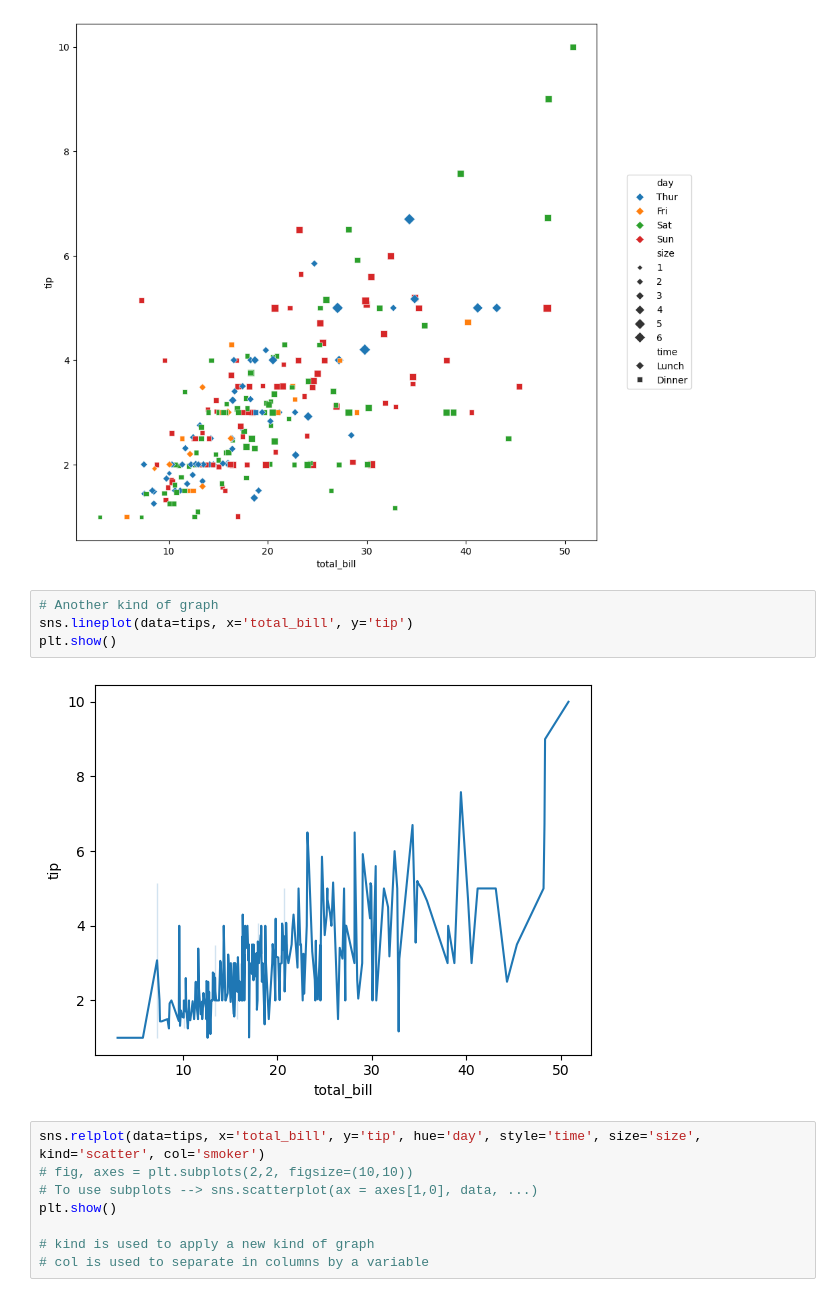
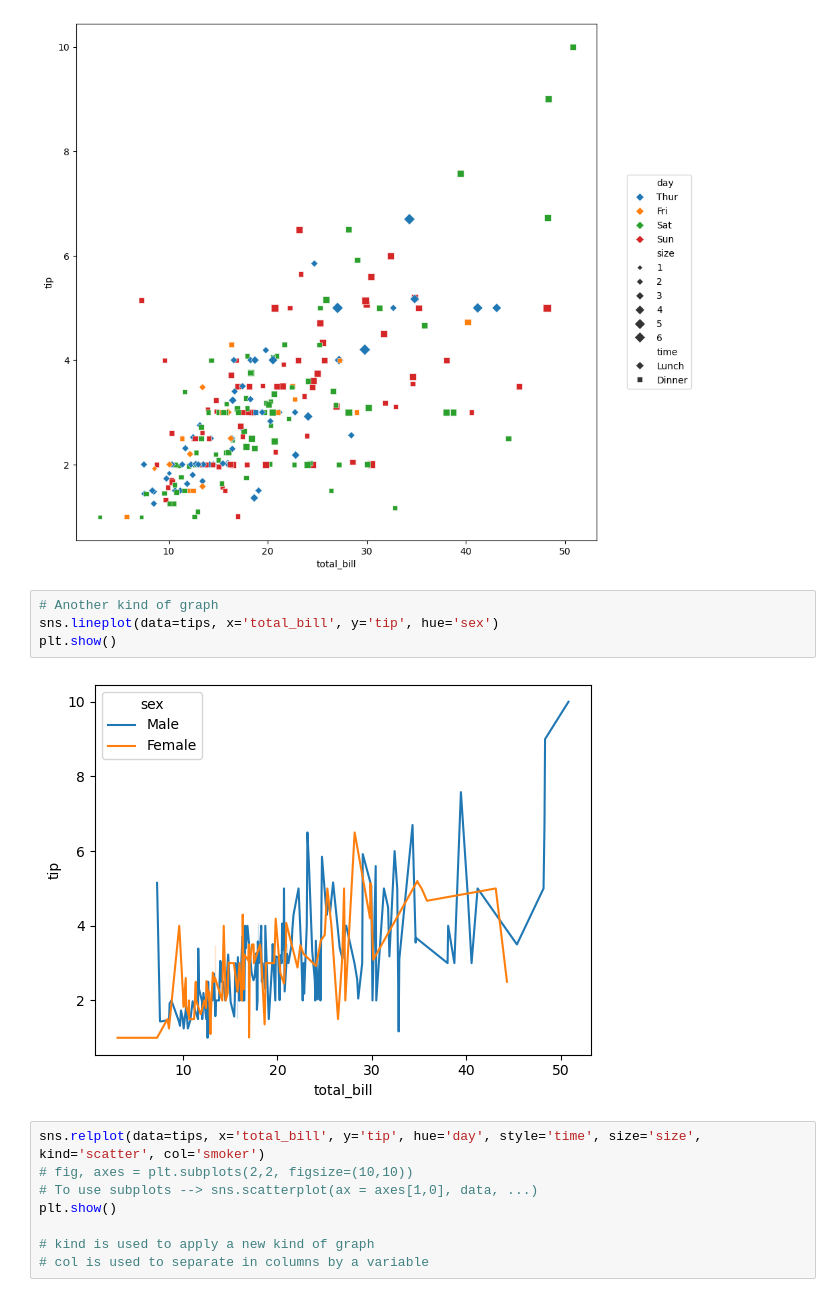
Before and after one commit to Alejou343/data_study, a Jupyter notebook: visualizacion/seaborn/06_relation.ipynb, the cells around one changed output. Saved outputs shown, nothing was run; the diff lists cells and outputs as text.

```diff
--- a/visualizacion/seaborn/06_relation.ipynb
+++ b/visualizacion/seaborn/06_relation.ipynb
@@ -20,10 +20,10 @@ plt.show()
 [figure]
 # %%
 # Another kind of graph
-sns.lineplot(data=tips, x='total_bill', y='tip')
+sns.lineplot(data=tips, x='total_bill', y='tip', hue='sex')
 plt.show()
 # %% [output]
-[figure, old version]
+[figure, new version]
 # %%
 sns.relplot(data=tips, x='total_bill', y='tip', hue='day', style='time', size='size', kind='scatter', col='smoker')
 # fig, axes = plt.subplots(2,2, figsize=(10,10))
```
Also changed, not shown: 9 other files.
